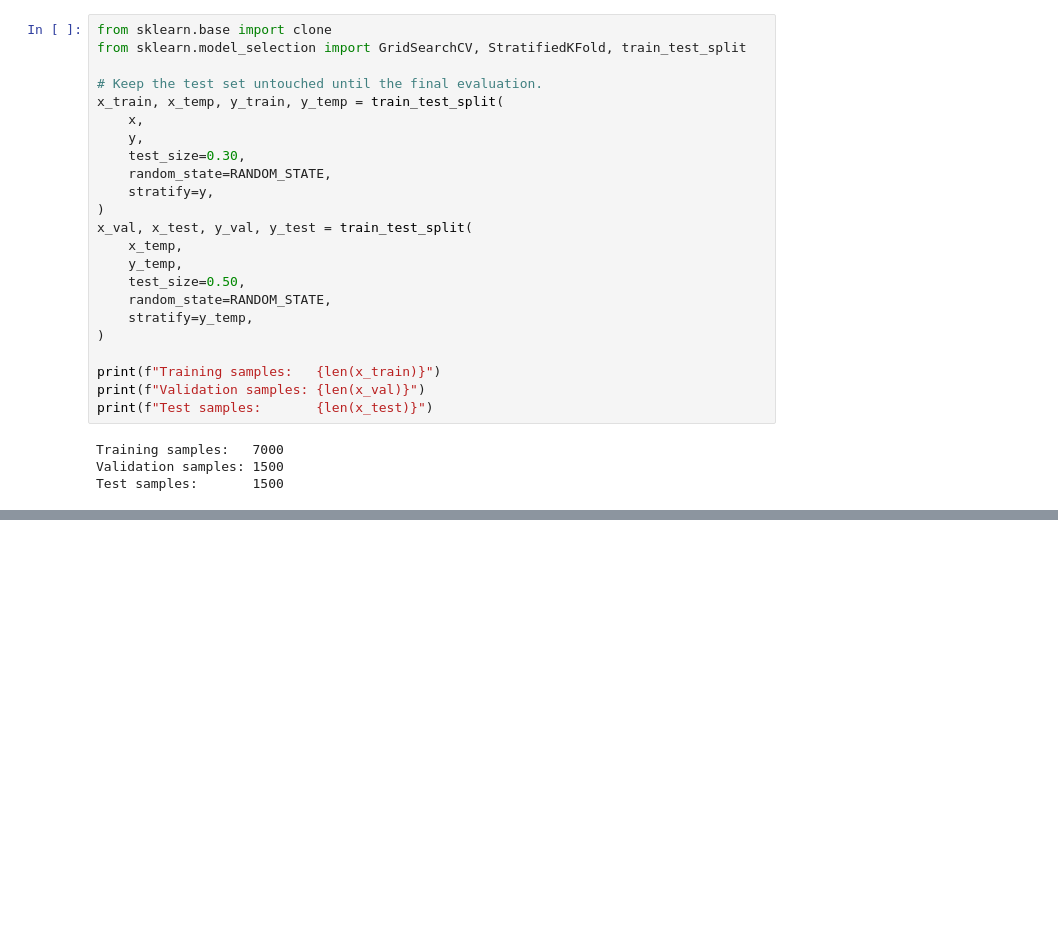
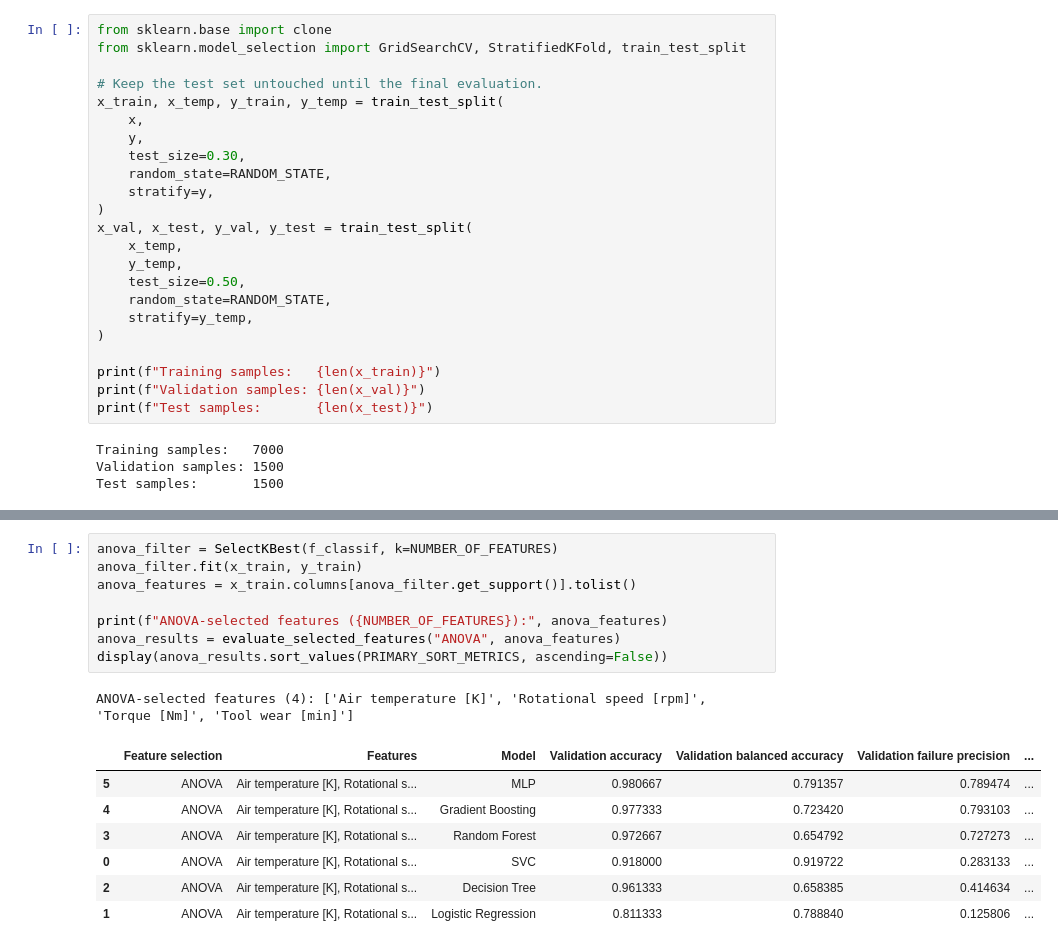
Before and after one commit to sotheasokea/ML_Term_Project, a Jupyter notebook: Predictive_Maintenance_Version 2_Res.ipynb, the cells around one changed output, grey strips where cells are left out. Cells and saved outputs as stored; diff of their text form; blank space fills up the shorter version.

```diff
--- a/Predictive_Maintenance_Version 2_Res.ipynb
+++ b/Predictive_Maintenance_Version 2_Res.ipynb
@@ -1388,0 +539,17 @@ The public dataset is small and imbalanced. A stronger future study could use re
+# %%
+anova_filter = SelectKBest(f_classif, k=NUMBER_OF_FEATURES)
+anova_filter.fit(x_train, y_train)
+anova_features = x_train.columns[anova_filter.get_support()].tolist()
+
+print(f"ANOVA-selected features ({NUMBER_OF_FEATURES}):", anova_features)
+anova_results = evaluate_selected_features("ANOVA", anova_features)
+display(anova_results.sort_values(PRIMARY_SORT_METRICS, ascending=False))
+# %% [output]
+ANOVA-selected features (4): ['Air temperature [K]', 'Rotational speed [rpm]', 'Torque [Nm]', 'Tool wear [min]']
+|  | Feature selection | Features | Model | Validation accuracy | Validation balanced accuracy | Validation failure precision | ... |
+| 5 | ANOVA | Air temperature [K], Rotational s... | MLP | 0.980667 | 0.791357 | 0.789474 | ... |
+| 4 | ANOVA | Air temperature [K], Rotational s... | Gradient Boosting | 0.977333 | 0.723420 | 0.793103 | ... |
+| 3 | ANOVA | Air temperature [K], Rotational s... | Random Forest | 0.972667 | 0.654792 | 0.727273 | ... |
+| 0 | ANOVA | Air temperature [K], Rotational s... | SVC | 0.918000 | 0.919722 | 0.283133 | ... |
+| 2 | ANOVA | Air temperature [K], Rotational s... | Decision Tree | 0.961333 | 0.658385 | 0.414634 | ... |
+| 1 | ANOVA | Air temperature [K], Rotational s... | Logistic Regression | 0.811333 | 0.788840 | 0.125806 | ... |
```
Also changed, not shown: parts of 93 cells of this notebook, 2 other files.
